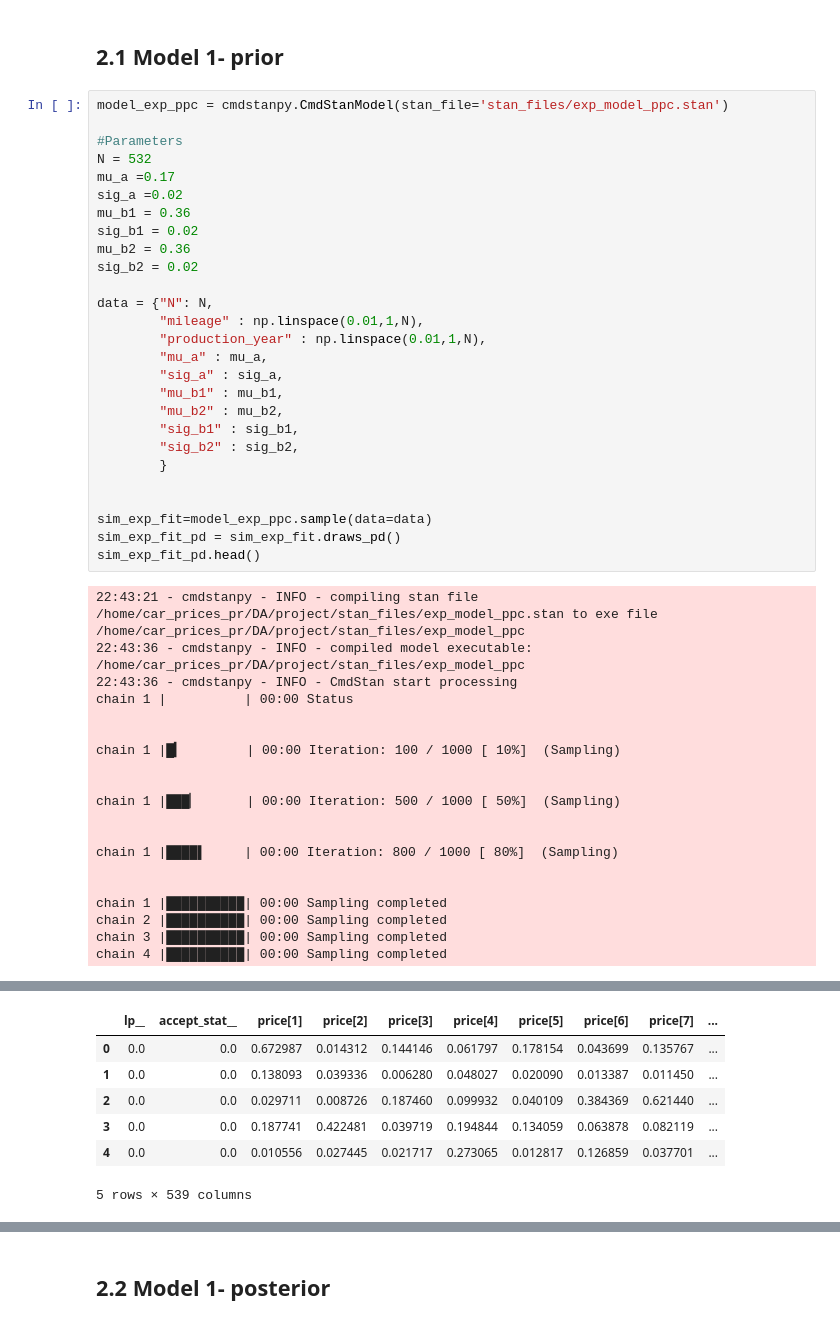
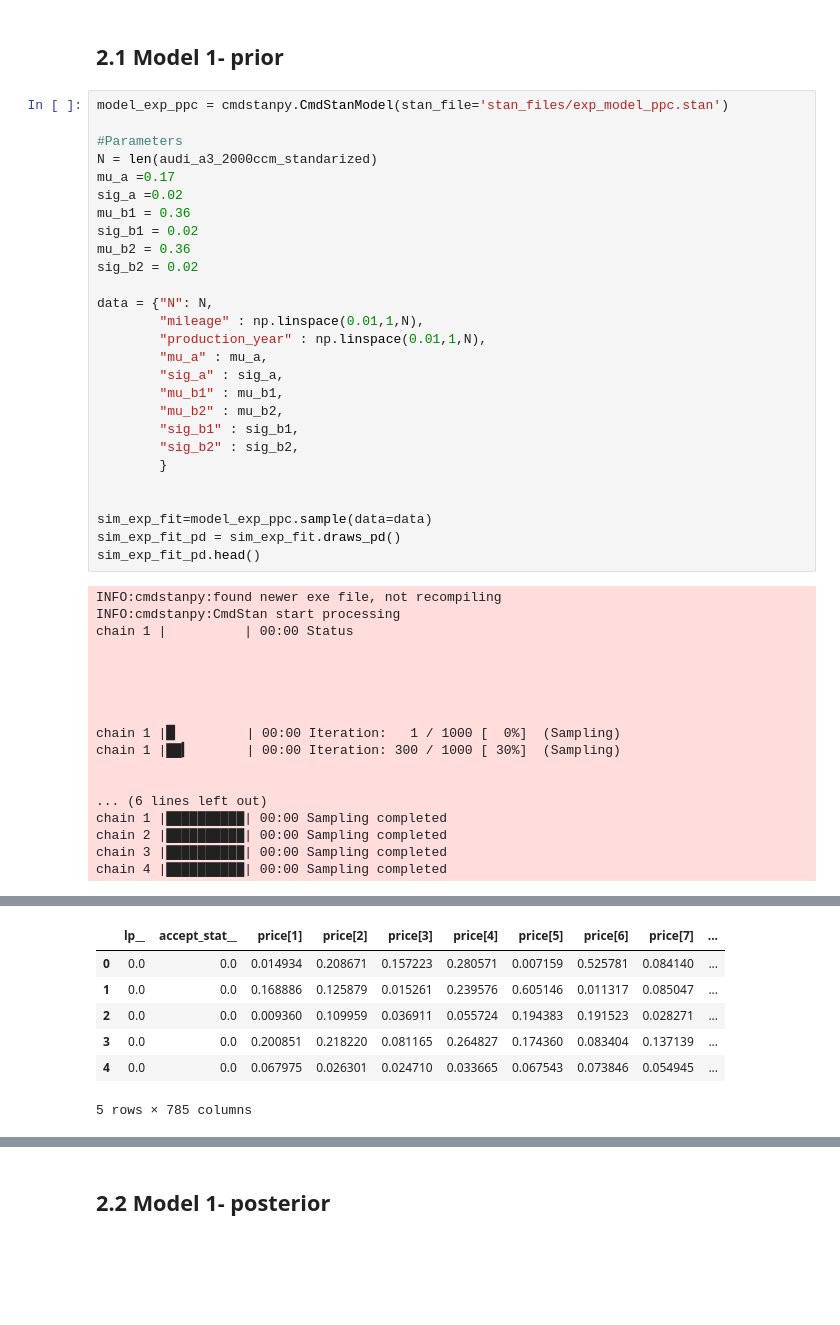
Before and after one commit to Karolina0110/DA, a Jupyter notebook: project/main_notebook.ipynb, the cells around one changed output, grey strips where cells are left out. Saved outputs shown, nothing was run; the diff lists cells and outputs as text; blank space fills up the shorter version.

Commit message:
model 1 done

```diff
--- a/project/main_notebook.ipynb
+++ b/project/main_notebook.ipynb
@@ -31,7 +31,7 @@ Opis modeli
 model_exp_ppc = cmdstanpy.CmdStanModel(stan_file='stan_files/exp_model_ppc.stan')
 
 #Parameters
-N = 532
+N = len(audi_a3_2000ccm_standarized)
 mu_a =0.17
 sig_a =0.02
 mu_b1 = 0.36
@@ -55,21 +55,19 @@ sim_exp_fit=model_exp_ppc.sample(data=data)
 sim_exp_fit_pd = sim_exp_fit.draws_pd()
 sim_exp_fit_pd.head()
 # %% [output]
-22:43:21 - cmdstanpy - INFO - compiling stan file /home/car_prices_pr/DA/project/stan_files/exp_model_ppc.stan to exe file /home/car_prices_pr/DA/project/stan_files/exp_model_ppc
-22:43:36 - cmdstanpy - INFO - compiled model executable: /home/car_prices_pr/DA/project/stan_files/exp_model_ppc
-22:43:36 - cmdstanpy - INFO - CmdStan start processing
+INFO:cmdstanpy:found newer exe file, not recompiling
+INFO:cmdstanpy:CmdStan start processing
 chain 1 |          | 00:00 Status
 
 
-chain 1 |█▎        | 00:00 Iteration: 100 / 1000 [ 10%]  (Sampling)
 
 
-chain 1 |███▏      | 00:00 Iteration: 500 / 1000 [ 50%]  (Sampling)
+
+chain 1 |▉         | 00:00 Iteration:   1 / 1000 [  0%]  (Sampling)
+chain 1 |██▎       | 00:00 Iteration: 300 / 1000 [ 30%]  (Sampling)
 
 
-chain 1 |████▌     | 00:00 Iteration: 800 / 1000 [ 80%]  (Sampling)
-
-
+... (6 lines left out)
 chain 1 |██████████| 00:00 Sampling completed
 chain 2 |██████████| 00:00 Sampling completed
 chain 3 |██████████| 00:00 Sampling completed
@@ -78,10 +76,10 @@ chain 4 |██████████| 00:00 Sampling completed
 |  | lp__ | accept_stat__ | price[1] | price[2] | price[3] | price[4] | price[5] | price[6] | price[7] | ... |
-| 0 | 0.0 | 0.0 | 0.672987 | 0.014312 | 0.144146 | 0.061797 | 0.178154 | 0.043699 | 0.135767 | ... |
-| 1 | 0.0 | 0.0 | 0.138093 | 0.039336 | 0.006280 | 0.048027 | 0.020090 | 0.013387 | 0.011450 | ... |
-| 2 | 0.0 | 0.0 | 0.029711 | 0.008726 | 0.187460 | 0.099932 | 0.040109 | 0.384369 | 0.621440 | ... |
-| 3 | 0.0 | 0.0 | 0.187741 | 0.422481 | 0.039719 | 0.194844 | 0.134059 | 0.063878 | 0.082119 | ... |
-| 4 | 0.0 | 0.0 | 0.010556 | 0.027445 | 0.021717 | 0.273065 | 0.012817 | 0.126859 | 0.037701 | ... |
+| 0 | 0.0 | 0.0 | 0.014934 | 0.208671 | 0.157223 | 0.280571 | 0.007159 | 0.525781 | 0.084140 | ... |
+| 1 | 0.0 | 0.0 | 0.168886 | 0.125879 | 0.015261 | 0.239576 | 0.605146 | 0.011317 | 0.085047 | ... |
+| 2 | 0.0 | 0.0 | 0.009360 | 0.109959 | 0.036911 | 0.055724 | 0.194383 | 0.191523 | 0.028271 | ... |
+| 3 | 0.0 | 0.0 | 0.200851 | 0.218220 | 0.081165 | 0.264827 | 0.174360 | 0.083404 | 0.137139 | ... |
+| 4 | 0.0 | 0.0 | 0.067975 | 0.026301 | 0.024710 | 0.033665 | 0.067543 | 0.073846 | 0.054945 | ... |
-5 rows × 539 columns
+5 rows × 785 columns
 # %%
 _, ax = plt.subplots(1, 5, figsize=(24, 5))
 ax = ax.flatten()
```
Also changed, not shown: parts of 11 cells of this notebook, 9 other files.
